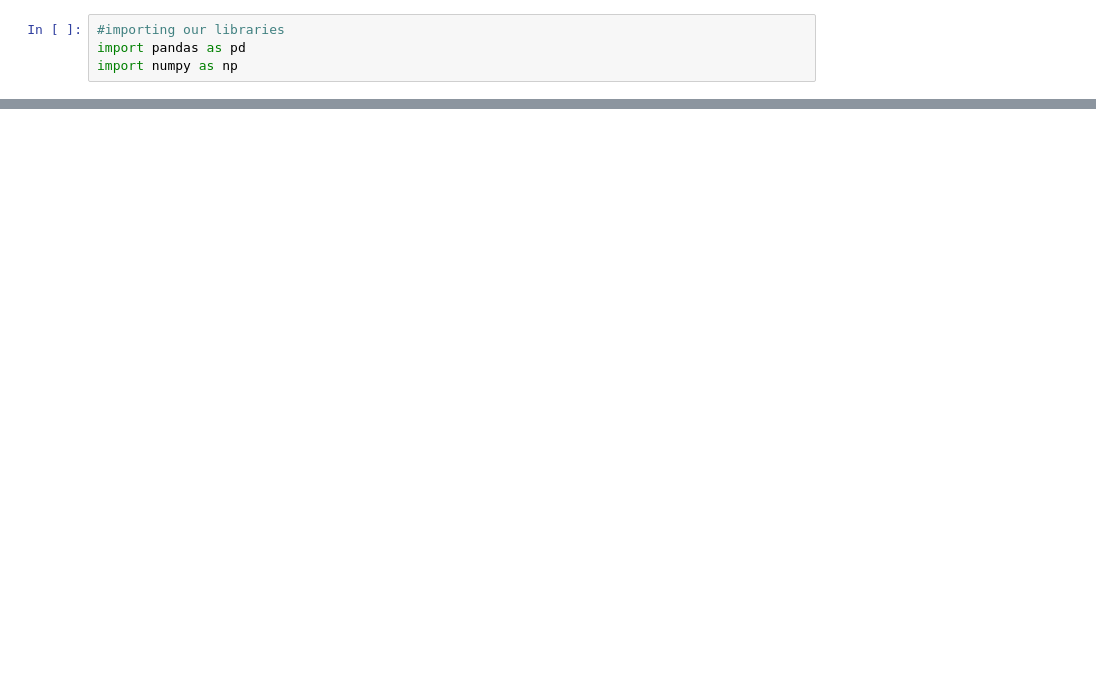
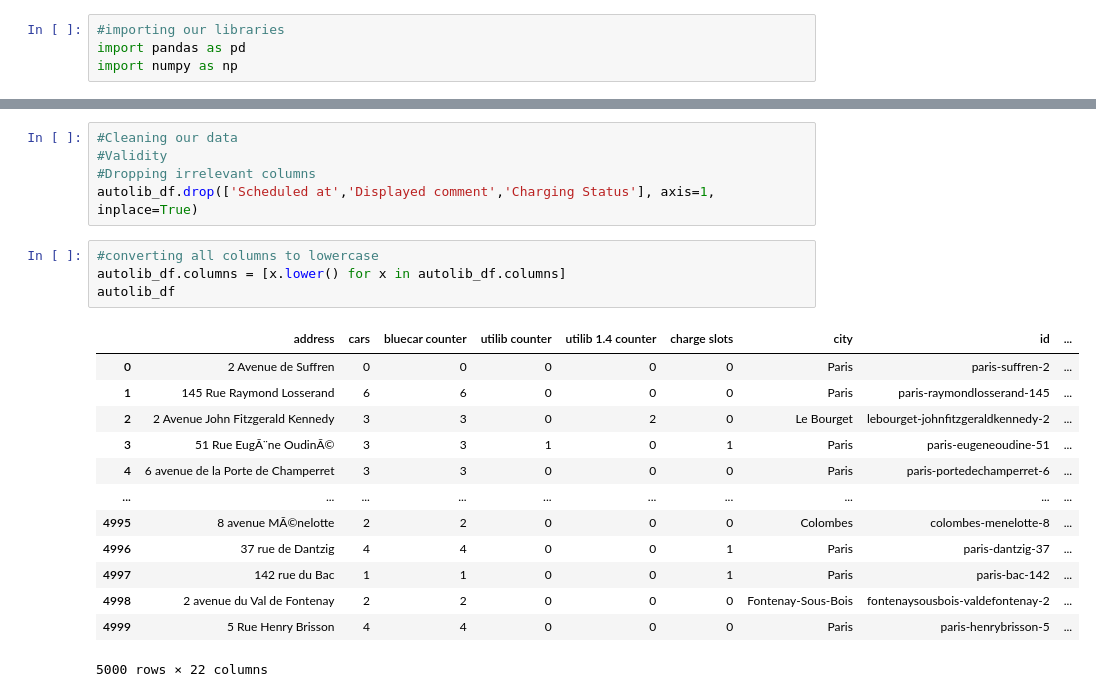
Before and after one commit to Obura98/Electric_car_sharing_service_project, a Jupyter notebook: Moringa_Data_Science_Prep_W4_Independent_Project_2019_07_Robinson_Obura_PythonNotebook.ipynb, the cells around one changed output, grey strips where cells are left out. Cells and saved outputs as stored; diff of their text form; blank space fills up the shorter version.

Commit message:
add more analysis in python notebook, exported new_autolib.csv, modifies readme.md file

```diff
--- a/Moringa_Data_Science_Prep_W4_Independent_Project_2019_07_Robinson_Obura_PythonNotebook.ipynb
+++ b/Moringa_Data_Science_Prep_W4_Independent_Project_2019_07_Robinson_Obura_PythonNotebook.ipynb
@@ -18,0 +67,23 @@ autolib_df.head()
+# %%
+#Cleaning our data
+#Validity
+#Dropping irrelevant columns
+autolib_df.drop(['Scheduled at','Displayed comment','Charging Status'], axis=1, inplace=True)
+# %%
+#converting all columns to lowercase
+autolib_df.columns = [x.lower() for x in autolib_df.columns]
+autolib_df
+# %% [output]
+|  | address | cars | bluecar counter | utilib counter | utilib 1.4 counter | charge slots | city | id | ... |
+| 0 | 2 Avenue de Suffren | 0 | 0 | 0 | 0 | 0 | Paris | paris-suffren-2 | ... |
+| 1 | 145 Rue Raymond Losserand | 6 | 6 | 0 | 0 | 0 | Paris | paris-raymondlosserand-145 | ... |
+| 2 | 2 Avenue John Fitzgerald Kennedy | 3 | 3 | 0 | 2 | 0 | Le Bourget | lebourget-johnfitzgeraldkennedy-2 | ... |
+| 3 | 51 Rue EugÃ¨ne OudinÃ© | 3 | 3 | 1 | 0 | 1 | Paris | paris-eugeneoudine-51 | ... |
+| 4 | 6 avenue de la Porte de Champerret | 3 | 3 | 0 | 0 | 0 | Paris | paris-portedechamperret-6 | ... |
+| ... | ... | ... | ... | ... | ... | ... | ... | ... | ... |
+| 4995 | 8 avenue MÃ©nelotte | 2 | 2 | 0 | 0 | 0 | Colombes | colombes-menelotte-8 | ... |
+| 4996 | 37 rue de Dantzig | 4 | 4 | 0 | 0 | 1 | Paris | paris-dantzig-37 | ... |
+| 4997 | 142 rue du Bac | 1 | 1 | 0 | 0 | 1 | Paris | paris-bac-142 | ... |
+| 4998 | 2 avenue du Val de Fontenay | 2 | 2 | 0 | 0 | 0 | Fontenay-Sous-Bois | fontenaysousbois-valdefontenay-2 | ... |
+| 4999 | 5 Rue Henry Brisson | 4 | 4 | 0 | 0 | 0 | Paris | paris-henrybrisson-5 | ... |
+5000 rows × 22 columns
```
Also changed, not shown: parts of 24 cells of this notebook, 3 other files.
